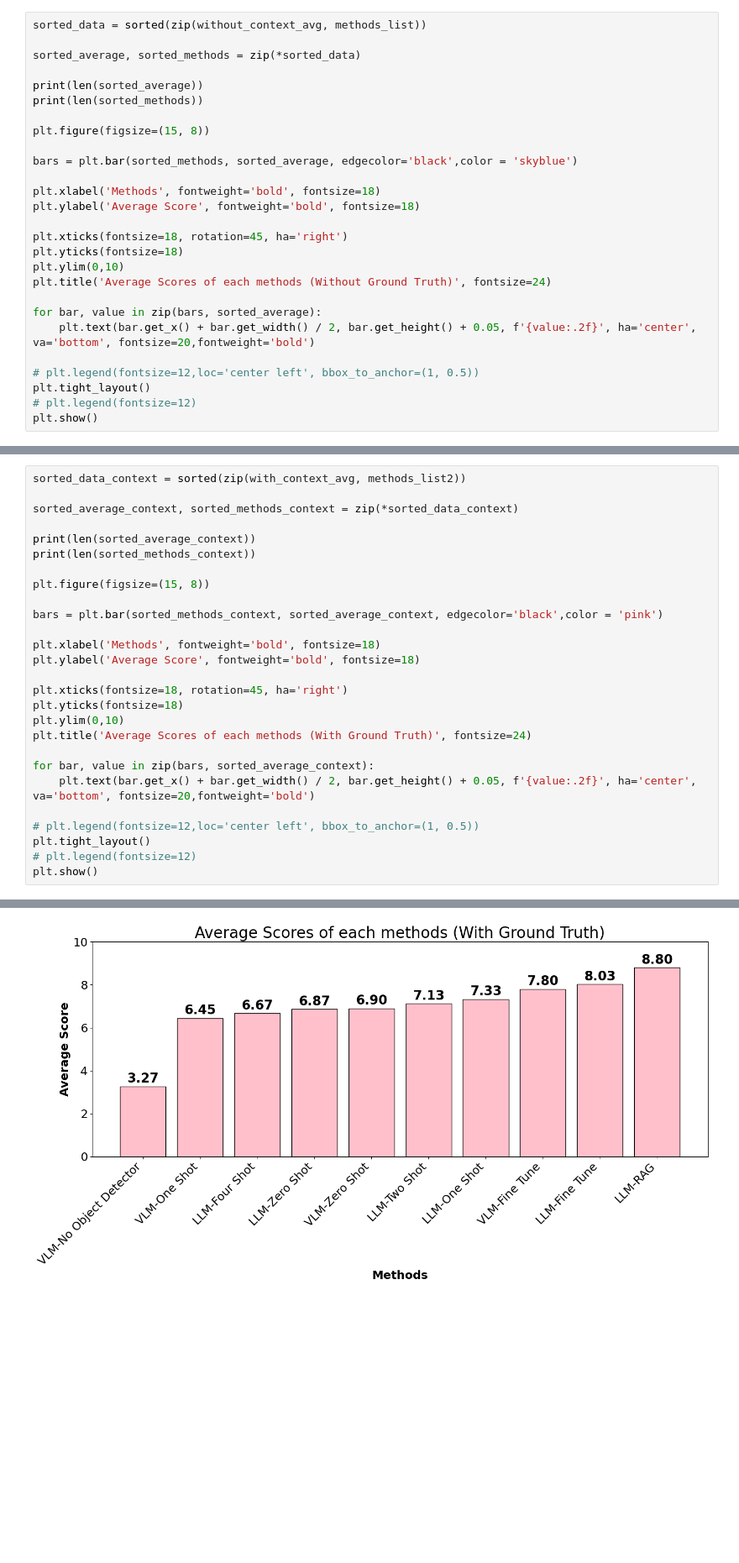
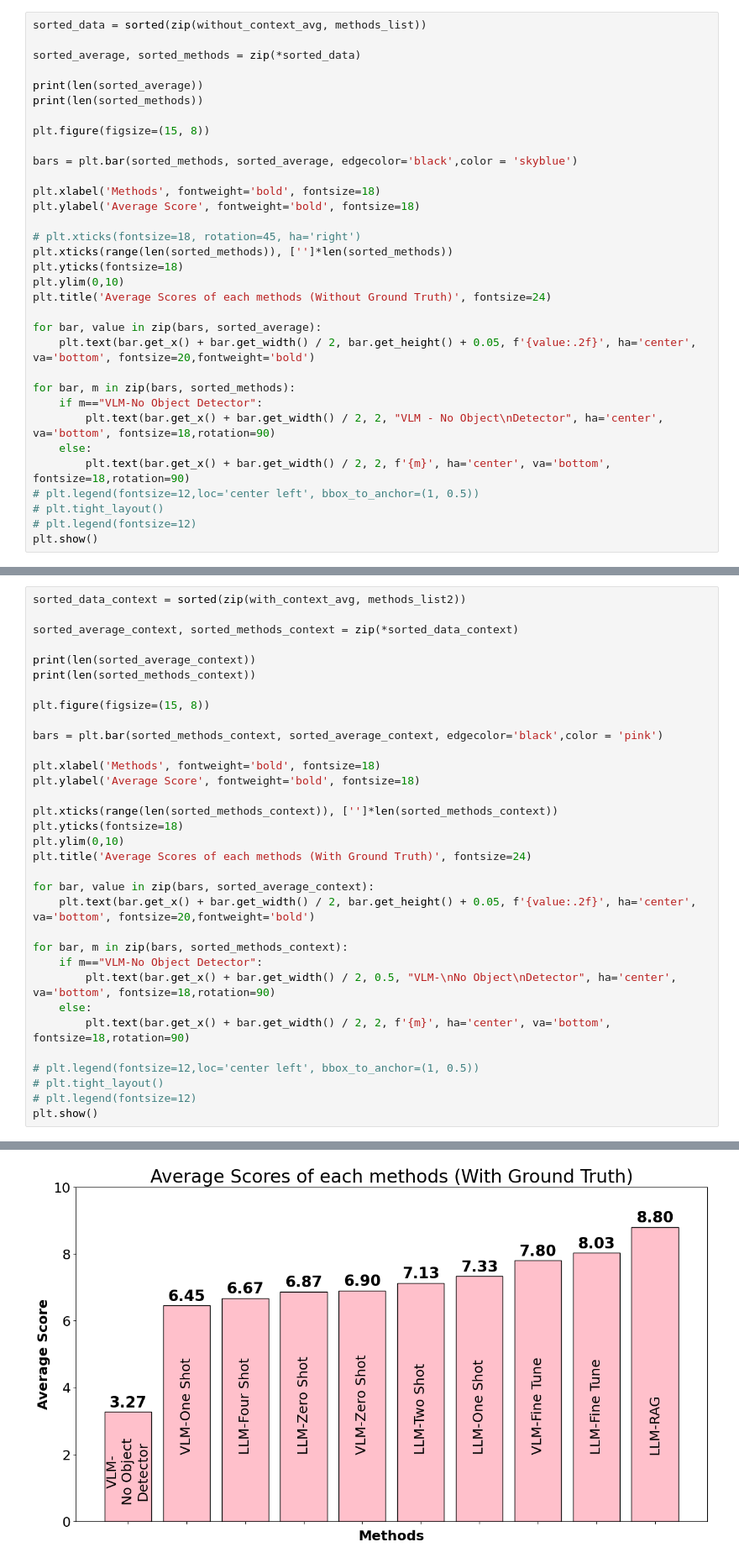
Before and after one commit to YashPat22/LLM_VLM_Comparison, a Jupyter notebook: Comparison Charts.ipynb, the cells around one changed output, grey strips where cells are left out. Shown at 84% size. Cells and saved outputs as stored; diff of their text form; blank space fills up the shorter version.

```diff
--- a/Comparison Charts.ipynb
+++ b/Comparison Charts.ipynb
@@ -229,7 +229,8 @@ bars = plt.bar(sorted_methods, sorted_average, edgecolor='black',color = 'skyblu
 plt.xlabel('Methods', fontweight='bold', fontsize=18)
 plt.ylabel('Average Score', fontweight='bold', fontsize=18)
 
-plt.xticks(fontsize=18, rotation=45, ha='right')
+# plt.xticks(fontsize=18, rotation=45, ha='right')
+plt.xticks(range(len(sorted_methods)), ['']*len(sorted_methods))
 plt.yticks(fontsize=18)
 plt.ylim(0,10)
 plt.title('Average Scores of each methods (Without Ground Truth)', fontsize=24)
@@ -237,8 +238,13 @@ plt.title('Average Scores of each methods (Without Ground Truth)', fontsize=24)
 for bar, value in zip(bars, sorted_average):
     plt.text(bar.get_x() + bar.get_width() / 2, bar.get_height() + 0.05, f'{value:.2f}', ha='center', va='bottom', fontsize=20,fontweight='bold')
 
+for bar, m in zip(bars, sorted_methods):
+    if m=="VLM-No Object Detector":
+        plt.text(bar.get_x() + bar.get_width() / 2, 2, "VLM - No Object\nDetector", ha='center', va='bottom', fontsize=18,rotation=90)
+    else:
+        plt.text(bar.get_x() + bar.get_width() / 2, 2, f'{m}', ha='center', va='bottom', fontsize=18,rotation=90)
 # plt.legend(fontsize=12,loc='center left', bbox_to_anchor=(1, 0.5))
-plt.tight_layout()
+# plt.tight_layout()
 # plt.legend(fontsize=12)
 plt.show()
 # %% [output]
@@ -279,31 +285,37 @@ plt.show()
 # %%
 sorted_data_context = sorted(zip(with_context_avg, methods_list2))
 
 sorted_average_context, sorted_methods_context = zip(*sorted_data_context)
 
 print(len(sorted_average_context))
 print(len(sorted_methods_context))
 
 plt.figure(figsize=(15, 8))
 
 bars = plt.bar(sorted_methods_context, sorted_average_context, edgecolor='black',color = 'pink')
 
 plt.xlabel('Methods', fontweight='bold', fontsize=18)
 plt.ylabel('Average Score', fontweight='bold', fontsize=18)
 
-plt.xticks(fontsize=18, rotation=45, ha='right')
+plt.xticks(range(len(sorted_methods_context)), ['']*len(sorted_methods_context))
 plt.yticks(fontsize=18)
 plt.ylim(0,10)
 plt.title('Average Scores of each methods (With Ground Truth)', fontsize=24)
 
 for bar, value in zip(bars, sorted_average_context):
     plt.text(bar.get_x() + bar.get_width() / 2, bar.get_height() + 0.05, f'{value:.2f}', ha='center', va='bottom', fontsize=20,fontweight='bold')
 
+for bar, m in zip(bars, sorted_methods_context):
+    if m=="VLM-No Object Detector":
+        plt.text(bar.get_x() + bar.get_width() / 2, 0.5, "VLM-\nNo Object\nDetector", ha='center', va='bottom', fontsize=18,rotation=90)
+    else:
+        plt.text(bar.get_x() + bar.get_width() / 2, 2, f'{m}', ha='center', va='bottom', fontsize=18,rotation=90)
+
 # plt.legend(fontsize=12,loc='center left', bbox_to_anchor=(1, 0.5))
-plt.tight_layout()
+# plt.tight_layout()
 # plt.legend(fontsize=12)
 plt.show()
 # %% [output]
 10
 10
-[figure, old version]
+[figure, new version]
```
Also changed, not shown: parts of 1 cell of this notebook.
